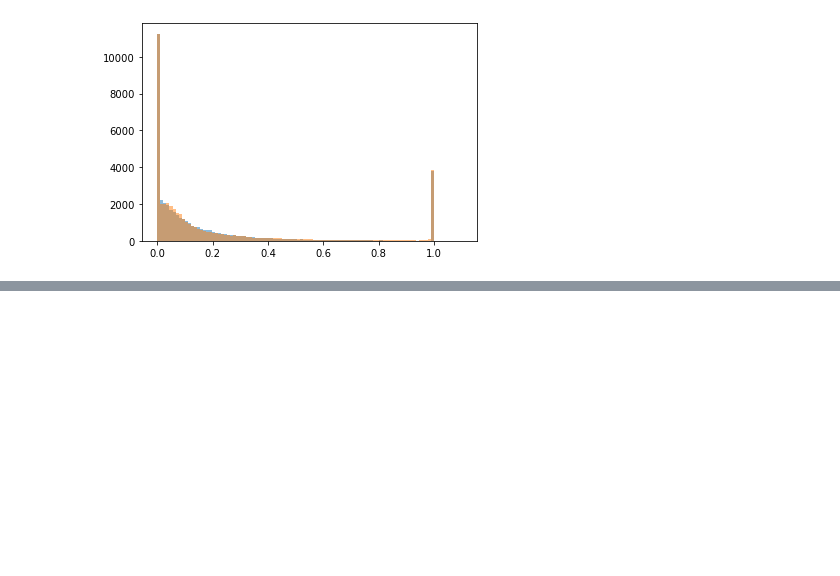
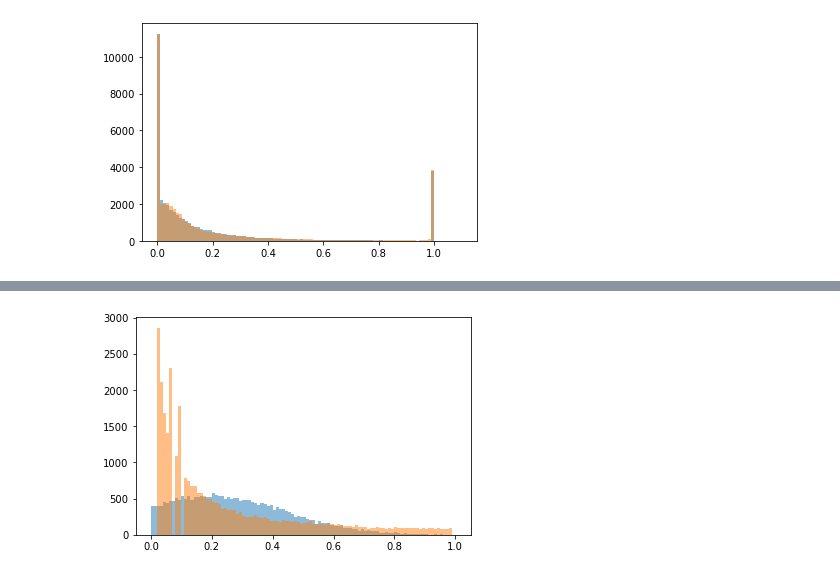
Before and after one commit to Michael-McLaren/MRI_ML, a Jupyter notebook: new_synthetic_data.ipynb, the cells around one changed output, grey strips where cells are left out. Cells and saved outputs as stored; diff of their text form; code cells hidden in the pictures; blank space fills up the shorter version.

```diff
--- a/new_synthetic_data.ipynb
+++ b/new_synthetic_data.ipynb
@@ -199,0 +255,11 @@ plt.clf()
+# %%
+params = (0.20250845633456332, 0.24013607142736623)
+dist_num = vp_list_res.shape[0]
+gen_vp_list = st.norm.rvs(params[0], params[1], size=dist_num)
+
+plt.hist(gen_vp_list, bins = 100, range=[0, 1], alpha = 0.5)
+plt.hist(vp_list_res, bins = 100, range=[0, 1], alpha = 0.5)
+
+plt.show()
+# %% [output]
+[figure, added]
```
Also changed, not shown: parts of 19 cells of this notebook, 3 other files.
